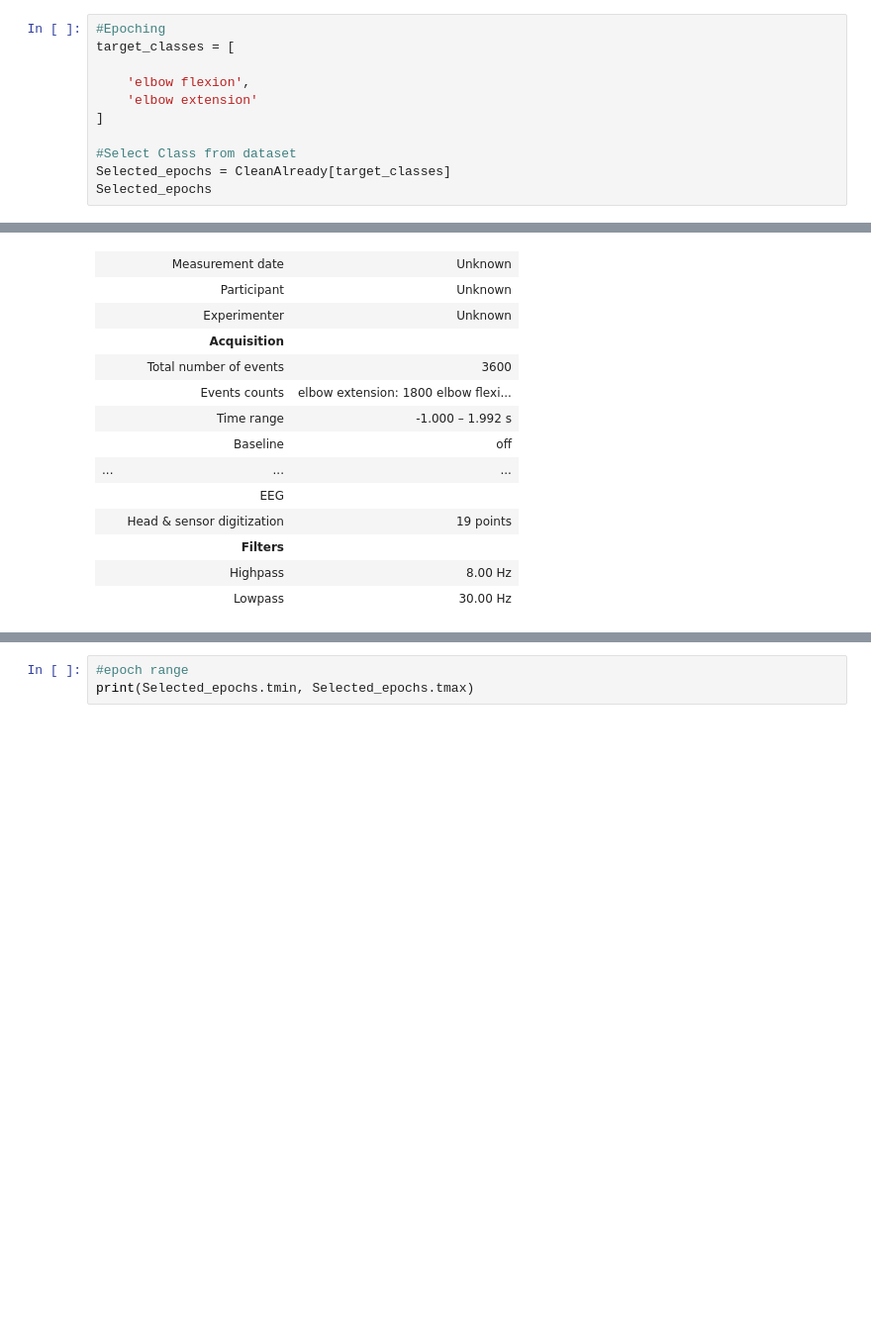
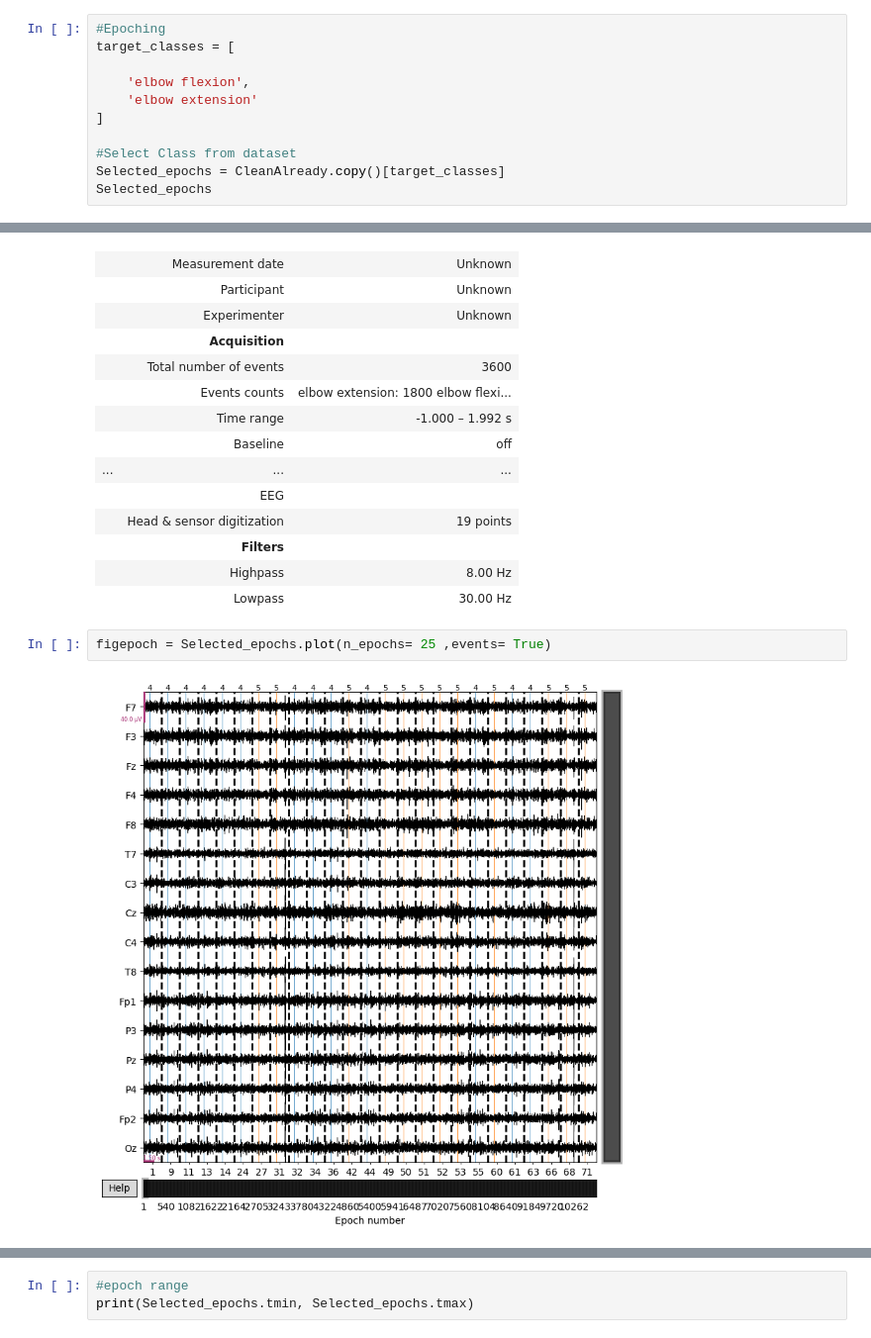
Before and after one commit to CharlotteXIII/StudioV_opentopics, a Jupyter notebook: Experiment_on_6_Subjects/2Class_6S.ipynb, the cells around one changed output, grey strips where cells are left out. Shown at 99% size. Cells and saved outputs as stored; diff of their text form; blank space fills up the shorter version.

```diff
--- a/Experiment_on_6_Subjects/2Class_6S.ipynb
+++ b/Experiment_on_6_Subjects/2Class_6S.ipynb
@@ -419,7 +419,7 @@ target_classes = [
 ]
 
 #Select Class from dataset
-Selected_epochs = CleanAlready[target_classes]
+Selected_epochs = CleanAlready.copy()[target_classes]
 Selected_epochs
 # %% [output]
 |  | General |  |
@@ -438,3 +438,7 @@ Selected_epochs
 |  | Filters |  |
 |  | Highpass | 8.00 Hz |
 |  | Lowpass | 30.00 Hz |
+# %%
+figepoch = Selected_epochs.plot(n_epochs= 25 ,events= True)
+# %% [output]
+[figure, added]
```
Also changed, not shown: parts of 17 cells of this notebook, 4 other files.
